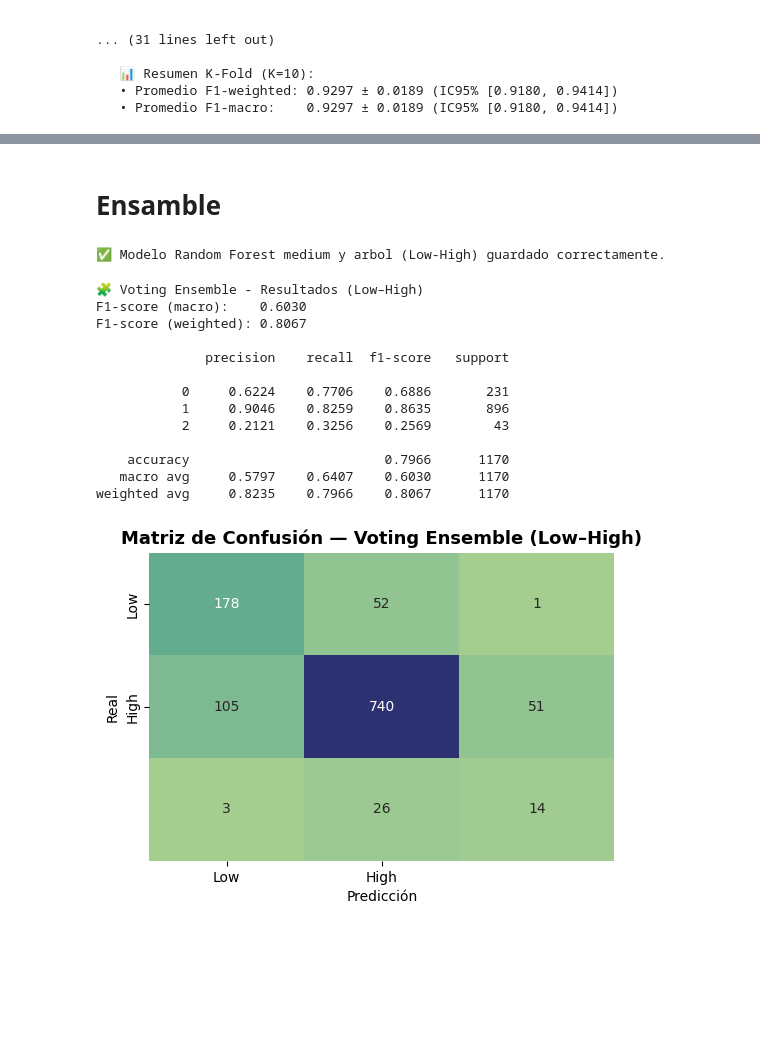
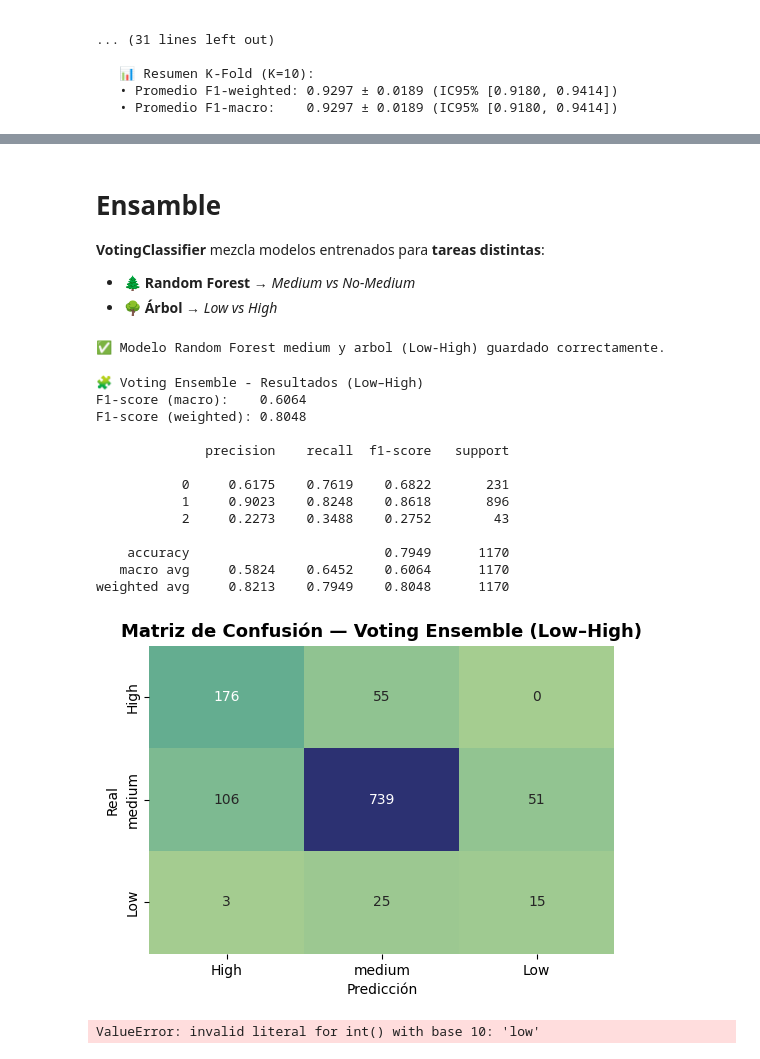
Before and after one commit to anamariaSemanate/ml-tarea1-vinos, a Jupyter notebook: notebooks/02_modelos.ipynb, the cells around one changed output, grey strips where cells are left out. Drawn from its saved outputs; the diff is of its cells as text; code cells hidden in the pictures; blank space fills up the shorter version.

```diff
--- a/notebooks/02_modelos.ipynb
+++ b/notebooks/02_modelos.ipynb
@@ -1378,5 +1682,8 @@ for nombreLH, modeloLH in models_clf_LH.items():
 # %% [markdown]
 # Ensamble
+**VotingClassifier** mezcla modelos entrenados para **tareas distintas**:
+- 🌲 **Random Forest** → *Medium vs No-Medium*
+- 🌳 **Árbol** → *Low vs High*
 # %%
 #modelo de medium
 joblib.dump(grid_rf_medi.best_estimator_, "../modelos/best_RandForest_Medium.joblib")
@@ -1388,10 +1695,14 @@ print("✅ Modelo Random Forest medium y arbol (Low-High) guardado correctamente
 # %% [output]
 ✅ Modelo Random Forest medium y arbol (Low-High) guardado correctamente.
 # %%
+rf_medium = joblib.load("../modelos/best_RandForest_Medium.joblib")
+tree_LH = joblib.load("../modelos/best_arbol_LighHigh.joblib")
+
+
 voting_model = VotingClassifier(
     estimators=[
-        ('rf', grid_rf_LH_sin_type.best_estimator_),
-        ('tree', grid_tree_LH.best_estimator_)
+        ('rf', rf_medium),
+        ('tree', tree_LH)
     ],
     voting='soft',
     weights=[2, 1]  # peso mayor al Random Forest (opcional)
@@ -1405,41 +1716,88 @@ y_pred_voting = voting_model.predict(X_test_clf_scal)
 
 # ==========================================================
 # Métricas F1
 # ==========================================================
 f1_macro = f1_score(y_test_clf, y_pred_voting, average='macro')
 f1_weighted = f1_score(y_test_clf, y_pred_voting, average='weighted')
 
 print("🧩 Voting Ensemble - Resultados (Low–High)")
 print(f"F1-score (macro):    {f1_macro:.4f}")
 print(f"F1-score (weighted): {f1_weighted:.4f}\n")
 
 # Reporte completo
 print(classification_report(y_test_clf, y_pred_voting, digits=4))
 
 # ==========================================================
 # Matriz de Confusión
 # ==========================================================
 cm = confusion_matrix(y_test_clf, y_pred_voting)
 plt.figure(figsize=(6,4))
 sns.heatmap(cm, annot=True, fmt="d", cmap="crest", cbar=False,
-            xticklabels=["Low", "High"],
-            yticklabels=["Low", "High"])
+            xticklabels=["High", "medium" ,"Low",],
+            yticklabels=["High", "medium","Low"])
 plt.title("Matriz de Confusión — Voting Ensemble (Low–High)", fontsize=13, weight='bold')
 plt.xlabel("Predicción")
 plt.ylabel("Real")
 plt.show()
 # %% [output]
 🧩 Voting Ensemble - Resultados (Low–High)
-F1-score (macro):    0.6030
-F1-score (weighted): 0.8067
+F1-score (macro):    0.6064
+F1-score (weighted): 0.8048
 
               precision    recall  f1-score   support
 
-           0     0.6224    0.7706    0.6886       231
-           1     0.9046    0.8259    0.8635       896
-           2     0.2121    0.3256    0.2569        43
+           0     0.6175    0.7619    0.6822       231
+           1     0.9023    0.8248    0.8618       896
+           2     0.2273    0.3488    0.2752        43
 
-    accuracy                         0.7966      1170
-   macro avg     0.5797    0.6407    0.6030      1170
-weighted avg     0.8235    0.7966    0.8067      1170
+    accuracy                         0.7949      1170
+   macro avg     0.5824    0.6452    0.6064      1170
+weighted avg     0.8213    0.7949    0.8048      1170
-[figure, old version]
+[figure, new version]
+# %%
+# Modelos cargados
+rf_medium = joblib.load("../modelos/best_RandForest_Medium.joblib")
+tree_LH = joblib.load("../modelos/best_arbol_LighHigh.joblib")
+
+def align_features(model, X):
+    cols = getattr(model, "feature_names_in_", None)
+    if cols is None:
+        return X
+    return X.reindex(columns=cols, fill_value=0)
+
+# --- 1) Preparar los datasets correctos para cada modelo ---
+X_rf_test   = align_features(rf_medium, X_test_clf_scaled)             # Medium vs No-Medium
+X_tree_test = align_features(tree_LH,   X_testLH_clf_sin_type)         # High vs Low
+
+# Asegurar alineación de índices para permitir enmascaramiento
+X_tree_test = X_tree_test.reindex(X_rf_test.index)
+
+# --- 2) Clasificación hierárquica ---
+# Probabilidad de Medium
+p_medium = rf_medium.predict_proba(X_rf_test)[:, 1]
+
+threshold = 0.50  # Ajustable: 0.45–0.60
+is_medium = p_medium >= threshold
+
+y_pred_final = np.zeros(len(X_rf_test), dtype=int)   # Clase inicial = High (0)
+y_pred_final[is_medium] = 1                          # Medium = 1
+
+# Para los No-Medium → usar Árbol High vs Low
+idx_nm = ~is_medium
+y_pred_final[idx_nm] = tree_LH.predict(X_tree_test[idx_nm])  # High (0) o Low (2)
+
+# --- 3) Resultados ---
+print("\n📊 Reporte de Clasificación Final (High, Medium, Low):")
+print(classification_report(y_test_clf, y_pred_final, digits=4))
+
+cm = confusion_matrix(y_test_clf, y_pred_final, labels=[0,1,2])
+plt.figure(figsize=(6,4))
+sns.heatmap(cm, annot=True, fmt="d", cmap="crest", cbar=False,
+            xticklabels=["High (0)", "Medium (1)", "Low (2)"],
+            yticklabels=["High (0)", "Medium (1)", "Low (2)"])
+plt.title("Matriz de Confusión — Modelo Jerárquico (3 clases)", fontsize=13, weight='bold')
+plt.xlabel("Predicción")
+plt.ylabel("Real")
+plt.show()
+# %% [output]
+ValueError: invalid literal for int() with base 10: 'low'
```
Also changed, not shown: parts of 14 cells of this notebook, 1 other file.
